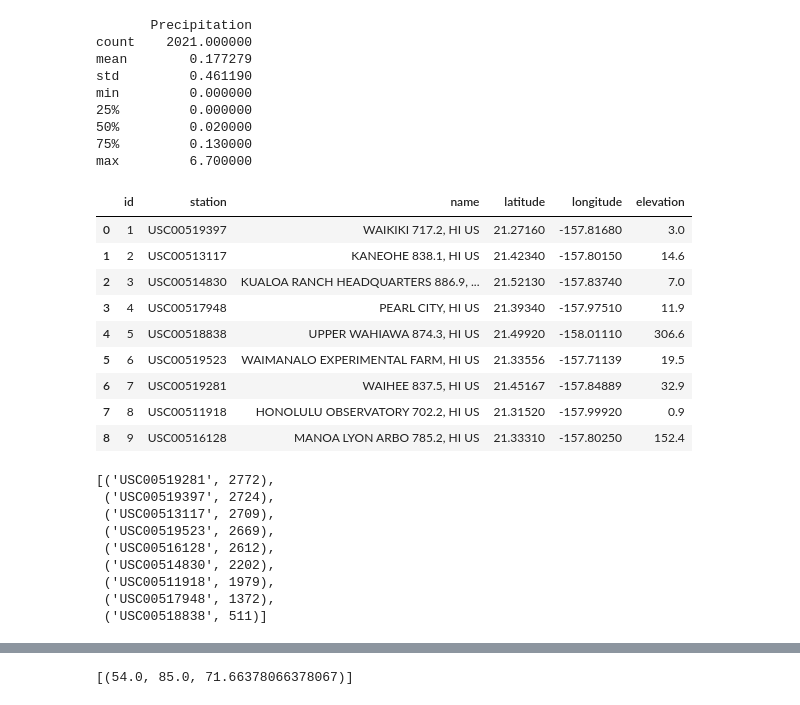
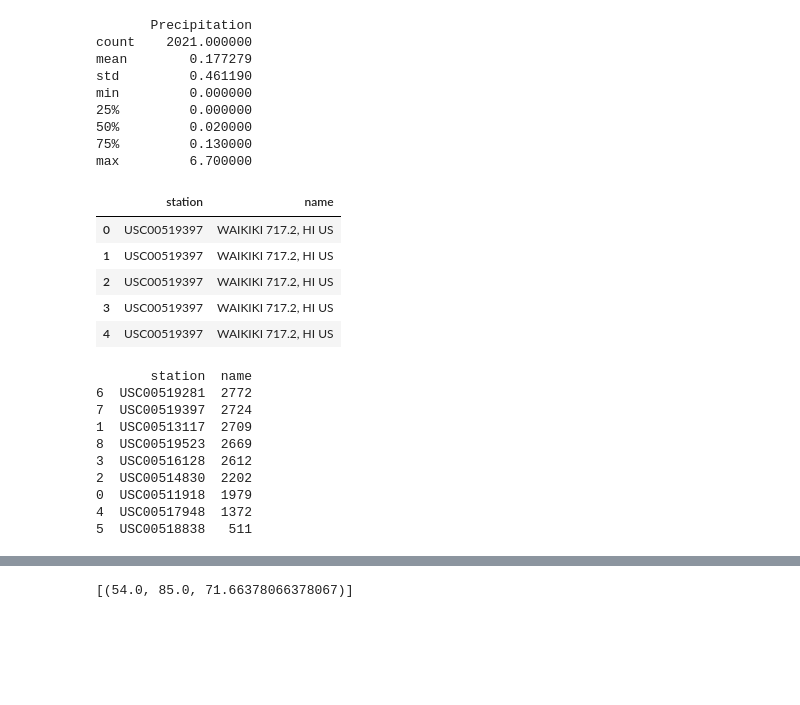
Before and after one commit to josephsy96/sqlalchemy-challenge, a Jupyter notebook: climate_starter.ipynb, the cells around one changed output, grey strips where cells are left out. Drawn from its saved outputs; the diff is of its cells as text; code cells hidden in the pictures; blank space fills up the shorter version.

Commit message:
station query

```diff
--- a/climate_starter.ipynb
+++ b/climate_starter.ipynb
@@ -93,31 +93,36 @@ min         0.000000
 max         6.700000
 # %%
 # Design a query to show how many stations are available in this dataset?
-s_query = session.query(Station.station,Station.).statement
+s_query = session.query(Measurement.station,Station.name)\
+    .filter(Measurement.station==Station.station).statement
 
 station_df = pd.read_sql(s_query,session.bind)
-station_df
+station_df.head()
+
+station_group = station_df.groupby('station')
+station_count = station_group.count()
+
+sc_df = pd.DataFrame(station_count).reset_index()
+sc_df = sc_df.sort_values(by='name',ascending=False)
 # %% [output]
-|  | id | station | name | latitude | longitude | elevation |
-| 0 | 1 | USC00519397 | WAIKIKI 717.2, HI US | 21.27160 | -157.81680 | 3.0 |
-| 1 | 2 | USC00513117 | KANEOHE 838.1, HI US | 21.42340 | -157.80150 | 14.6 |
-| 2 | 3 | USC00514830 | KUALOA RANCH HEADQUARTERS 886.9, ... | 21.52130 | -157.83740 | 7.0 |
-| 3 | 4 | USC00517948 | PEARL CITY, HI US | 21.39340 | -157.97510 | 11.9 |
-| 4 | 5 | USC00518838 | UPPER WAHIAWA 874.3, HI US | 21.49920 | -158.01110 | 306.6 |
-| 5 | 6 | USC00519523 | WAIMANALO EXPERIMENTAL FARM, HI US | 21.33556 | -157.71139 | 19.5 |
-| 6 | 7 | USC00519281 | WAIHEE 837.5, HI US | 21.45167 | -157.84889 | 32.9 |
-| 7 | 8 | USC00511918 | HONOLULU OBSERVATORY 702.2, HI US | 21.31520 | -157.99920 | 0.9 |
-| 8 | 9 | USC00516128 | MANOA LYON ARBO 785.2, HI US | 21.33310 | -157.80250 | 152.4 |
+|  | station | name |
+| 0 | USC00519397 | WAIKIKI 717.2, HI US |
+| 1 | USC00519397 | WAIKIKI 717.2, HI US |
+| 2 | USC00519397 | WAIKIKI 717.2, HI US |
+| 3 | USC00519397 | WAIKIKI 717.2, HI US |
+| 4 | USC00519397 | WAIKIKI 717.2, HI US |
 # %%
 # What are the most active stations? (i.e. what stations have the most rows)?
 # List the stations and the counts in descending order.
+print(sc_df)
 # %% [output]
-[('USC00519281', 2772),
- ('USC00519397', 2724),
- ('USC00513117', 2709),
- ('USC00519523', 2669),
- ('USC00516128', 2612),
- ('USC00514830', 2202),
- ('USC00511918', 1979),
- ('USC00517948', 1372),
- ('USC00518838', 511)]
+       station  name
+6  USC00519281  2772
+7  USC00519397  2724
+1  USC00513117  2709
+8  USC00519523  2669
+3  USC00516128  2612
+2  USC00514830  2202
+0  USC00511918  1979
+4  USC00517948  1372
+5  USC00518838   511
```
Also changed, not shown: parts of 1 cell of this notebook.
